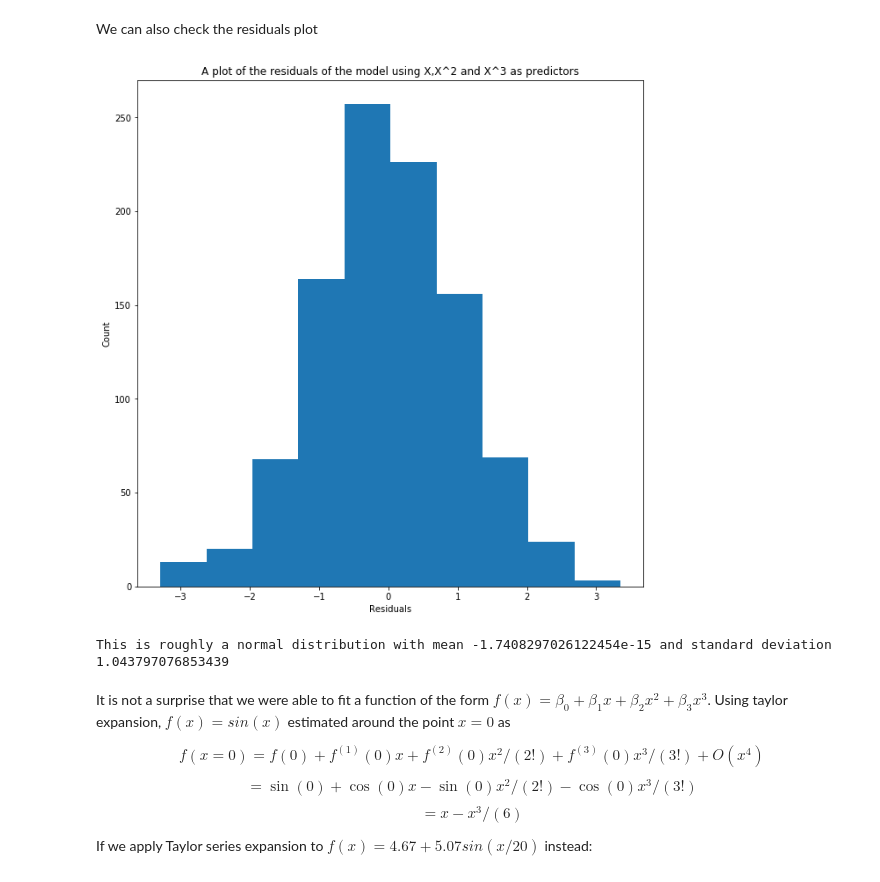
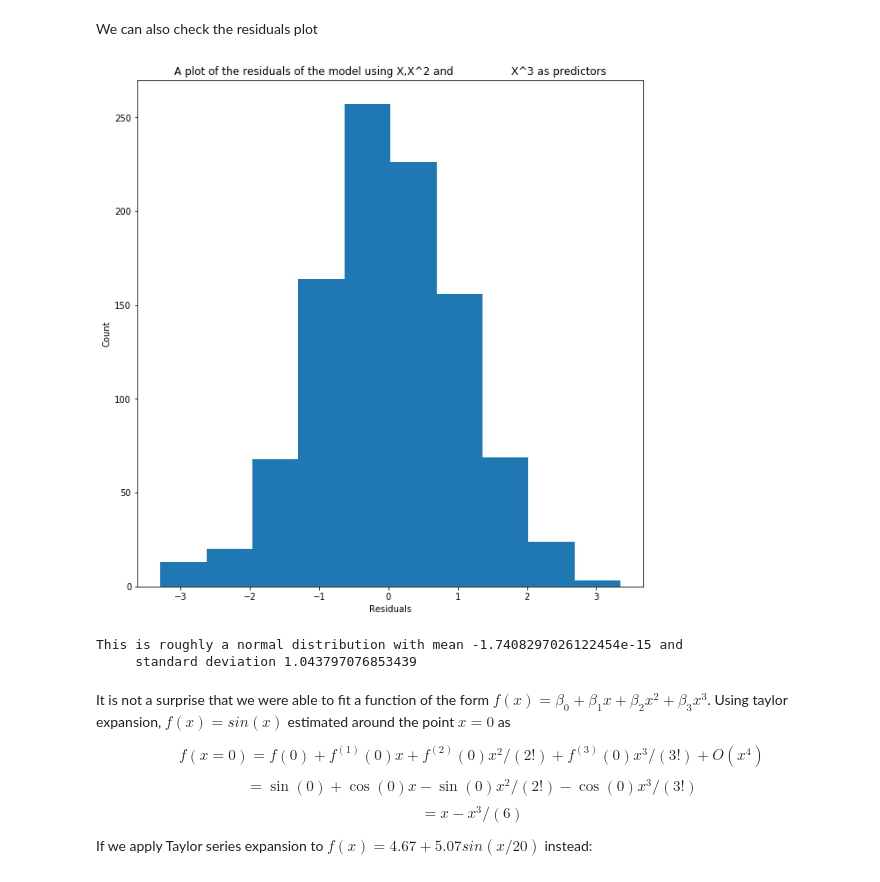
Before and after one commit to TanselArif-21/LinearRegression, a Jupyter notebook: LinearRegression.ipynb, the cells around one changed output. Saved outputs shown, nothing was run; the diff lists cells and outputs as text; code cells hidden in the pictures.

Commit message:
Organising and formatting

```diff
--- a/LinearRegression.ipynb
+++ b/LinearRegression.ipynb
@@ -710,14 +718,17 @@ X2 = X**2
 X3 = X**3
 
 lm32 = LinearRegression()
-X3_collection = pd.concat([pd.DataFrame(X,columns=['X']),pd.DataFrame(X**2,columns=['X2']),pd.DataFrame(X**3,columns=['X3'])],axis=1)
+X3_collection = pd.concat([pd.DataFrame(X,columns=['X']),\
+                pd.DataFrame(X**2,columns=['X2']),\
+                pd.DataFrame(X**3,columns=['X3'])],axis=1)
 lm32.fit(X3_collection,Y_3.reshape(-1,1))
 print('Model for Y_3: Explanatory variables X,X^2,X^3 for Y_3')
 print('beta_0 = {}'.format(lm32.intercept_[0]))
 print('beta_1 = {}'.format(lm32.coef_[0][0]))
 print('beta_2 = {}'.format(lm32.coef_[0][1]))
 print('beta_3 = {}'.format(lm32.coef_[0][2]))
-y32_fitted_sklearn = lm32.intercept_[0] + lm32.coef_[0][0]*X + lm32.coef_[0][1]*X**2 + lm32.coef_[0][2]*X**3
+y32_fitted_sklearn = lm32.intercept_[0] + lm32.coef_[0][0]*X + \
+                    lm32.coef_[0][1]*X**2 + lm32.coef_[0][2]*X**3
 print('R^2 = {}'.format(r2_score(Y_3,y32_fitted_sklearn)))
 # %% [output]
 Model for Y_1: Explanatory variable X for Y_1
@@ -762,24 +775,26 @@ plt.show()
 We can also check the residuals plot
 # %%
 # Calculate the fitted values using the observed values
-y32_fitted_sklearn = lm32.intercept_[0] + lm32.coef_[0][0]*X + lm32.coef_[0][1]*X**2 + lm32.coef_[0][2]*X**3
+y32_fitted_sklearn = lm32.intercept_[0] + lm32.coef_[0][0]*X + \
+                    lm32.coef_[0][1]*X**2 + lm32.coef_[0][2]*X**3
 
 # Calculate the residuals
 Res_32 = y32_fitted_sklearn - Y_3
 
 # Plot the residuals
 fig = plt.figure(figsize=(8,8))
 axes = fig.add_axes([0.1,0.1,1,1])
 axes.hist(Res_32)
 
 # Set the lables and title
 axes.set_xlabel('Residuals')
 axes.set_ylabel('Count')
-axes.set_title('A plot of the residuals of the model using X,X^2 and X^3 as predictors')
+axes.set_title('A plot of the residuals of the model using X,X^2 and \
+                X^3 as predictors')
 
 plt.show()
 
-print('This is roughly a normal distribution with mean {mean} and standard deviation {std}'\
-      .format(mean=np.mean(Res_32),std=np.std(Res_32)))
+print('This is roughly a normal distribution with mean {mean} and\n \
+    standard deviation {std}'.format(mean=np.mean(Res_32),std=np.std(Res_32)))
 # %% [output]
-[figure, old version]
+[figure, new version]
```
Also changed, not shown: parts of 19 cells of this notebook, 3 other files.
